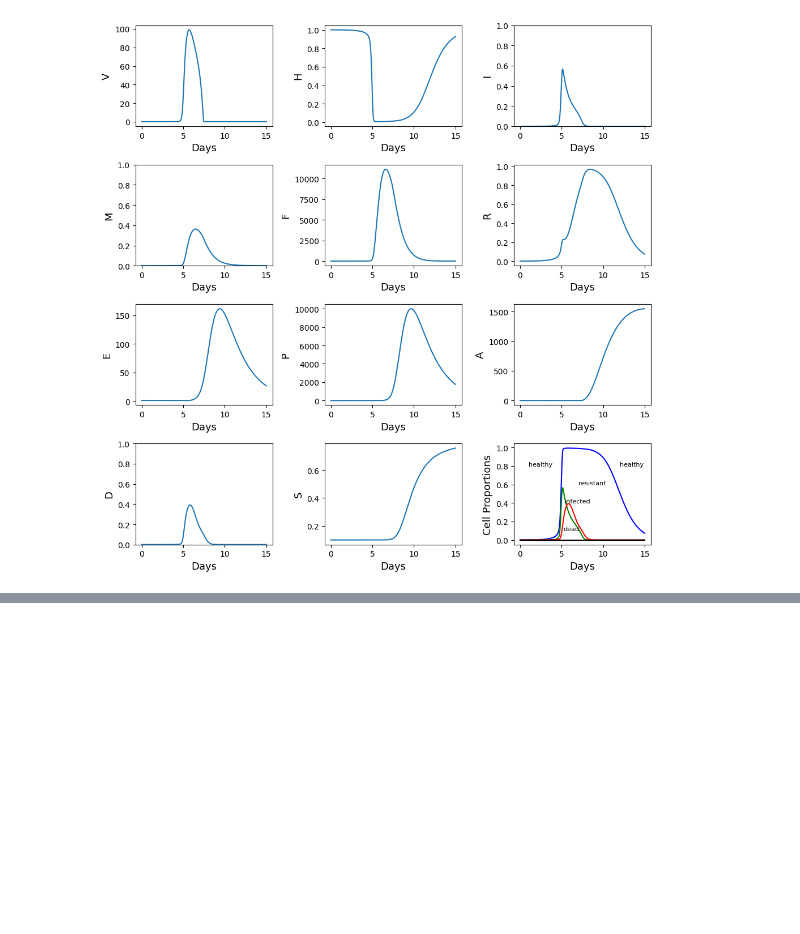
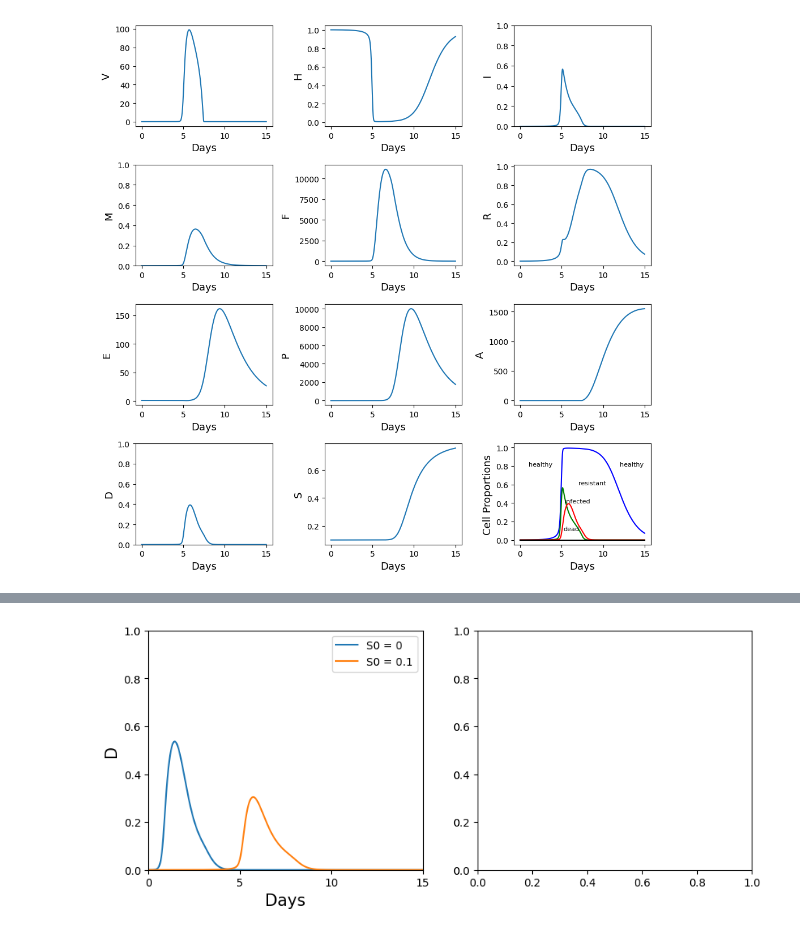
Before and after one commit to mkayeterry/MCDB172, a Jupyter notebook: final/flu.ipynb, the cells around one changed output, grey strips where cells are left out. Cells and saved outputs as stored; diff of their text form; code cells hidden in the pictures; blank space fills up the shorter version.

```diff
--- a/final/flu.ipynb
+++ b/final/flu.ipynb
@@ -233,0 +306,34 @@ plt.show()
+# %%
+S0_lst = [0, 0.1]
+V_lst_AD = []
+D_lst_AD = []
+
+for i in range(len(S0_lst)):
+    state0 = [V0, H0, I0, M0, F0, R0, E0, P0, A0, S0_lst[i]]
+    state = odeint(deriv_std, state0, t, args=(gammaHV,))
+
+    V = state[:, 0]
+    H = state[:, 1]
+    I = state[:, 2]
+    R = state[:, 5]
+
+    D = 1 - H - R - I
+
+    V_lst_AD.append(V)
+    D_lst_AD.append(D)
+
+fig, axes = plt.subplots(nrows=1, ncols=2, figsize=(10,4))
+
+for i in range(len(S0_lst)):
+    axes[0].plot(t, D_lst_AD[i]*2, label='S0 = {}'.format(S0_lst[i]))
+axes[0].set_xlabel('Days', fontsize=15)
+axes[0].set_ylabel('D', fontsize=15)
+xticks = np.arange(0, 16, 5)
+axes[0].set_xticks(xticks)
+axes[0].set_xlim(0, 15)
+axes[0].set_ylim(0, 1.0)
+axes[0].legend()
+
+plt.show()
+# %% [output]
+[figure, added]
```
Also changed, not shown: parts of 7 cells of this notebook, 4 other files.
